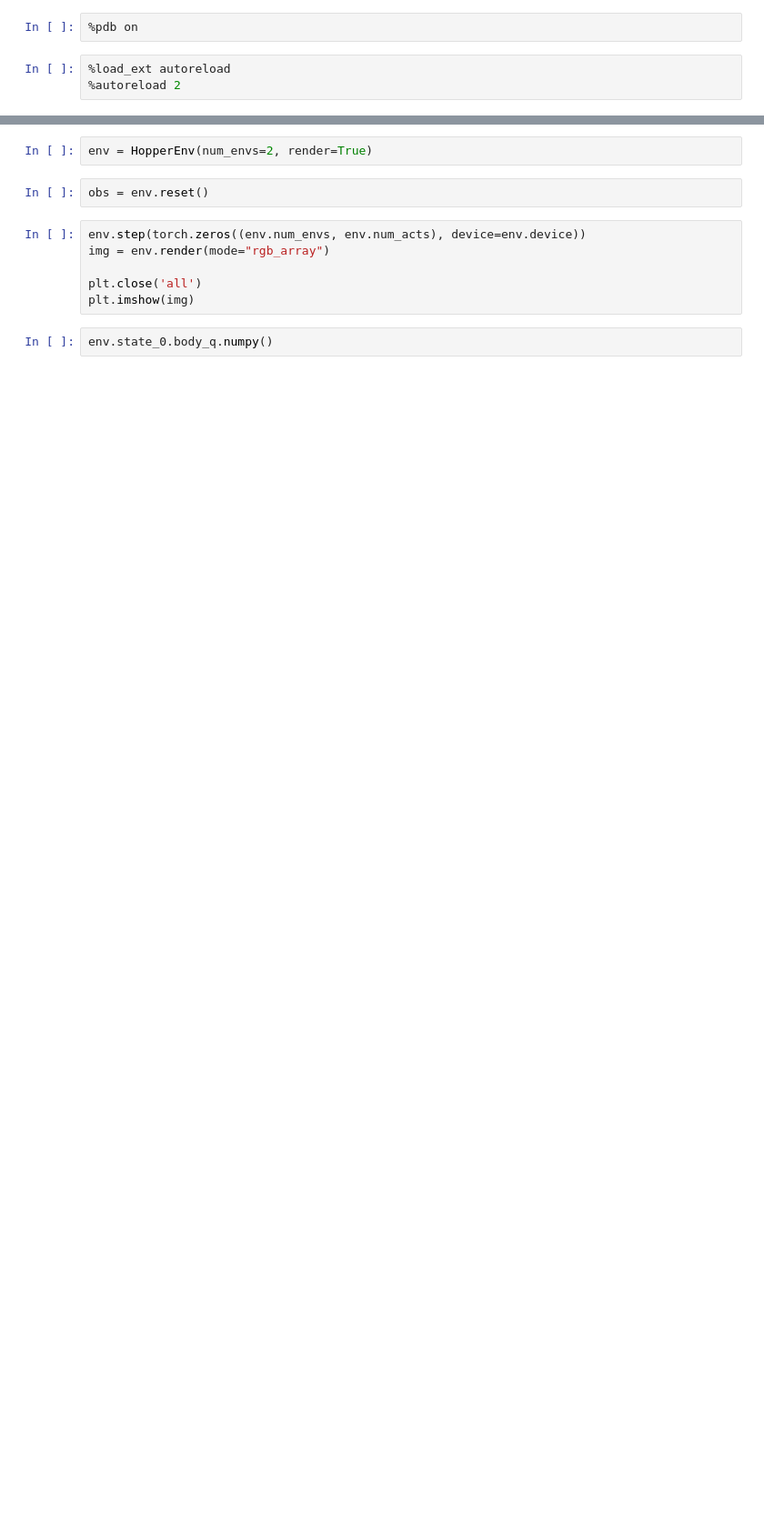
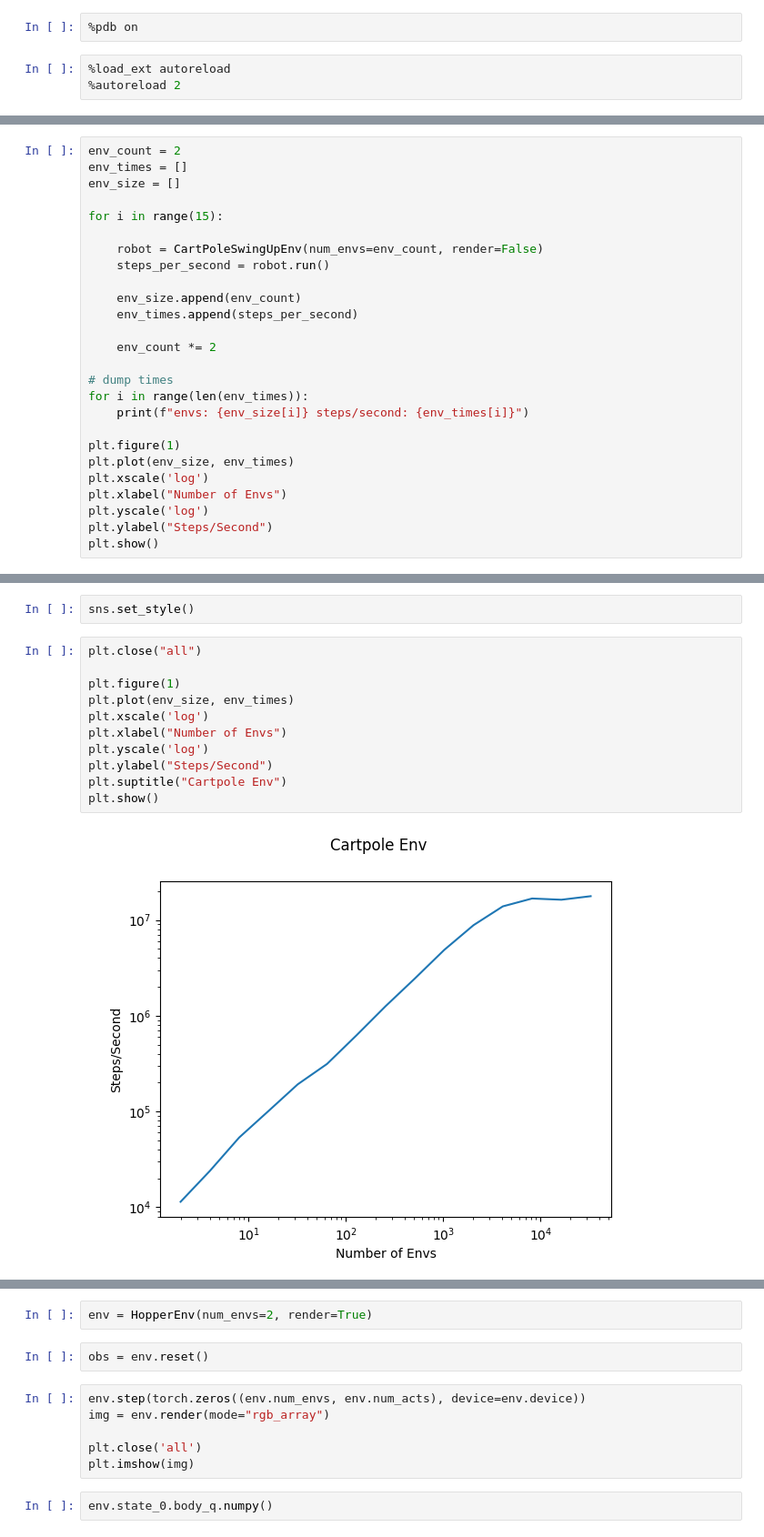
Before and after one commit to krishpop/warp, a Jupyter notebook: warp/envs/warp_envs.ipynb, the cells around one changed output, grey strips where cells are left out. Shown at 91% size. Saved outputs shown, nothing was run; the diff lists cells and outputs as text; blank space fills up the shorter version.

```diff
--- a/warp/envs/warp_envs.ipynb
+++ b/warp/envs/warp_envs.ipynb
@@ -24,3 +25,29 @@ Warp 0.7.2 initialized:
      "cpu"    | x86_64
      "cuda:0" | NVIDIA GeForce RTX 3090 (sm_86)
    Kernel cache: /home/ksrini/.cache/warp/0.7.2
+# %%
+env_count = 2
+env_times = []
+env_size = []
+
+for i in range(15):
+
+    robot = CartPoleSwingUpEnv(num_envs=env_count, render=False)
+    steps_per_second = robot.run()
+
+    env_size.append(env_count)
+    env_times.append(steps_per_second)
+
+    env_count *= 2
+
+# dump times
+for i in range(len(env_times)):
+    print(f"envs: {env_size[i]} steps/second: {env_times[i]}")
+
+plt.figure(1)
+plt.plot(env_size, env_times)
+plt.xscale('log')
+plt.xlabel("Number of Envs")
+plt.yscale('log')
+plt.ylabel("Steps/Second")
+plt.show()
@@ -27,3 +91,18 @@ Warp 0.7.2 initialized:
+# %%
+sns.set_style()
+# %%
+plt.close("all")
+
+plt.figure(1)
+plt.plot(env_size, env_times)
+plt.xscale('log')
+plt.xlabel("Number of Envs")
+plt.yscale('log')
+plt.ylabel("Steps/Second")
+plt.suptitle("Cartpole Env")
+plt.show()
+# %% [output]
+[figure, added]
 # %%
 env = CartPoleSwingUpEnv(num_envs=1, render=False)
 # %% [output]
```
Also changed, not shown: parts of 9 cells of this notebook, 5 other files.
